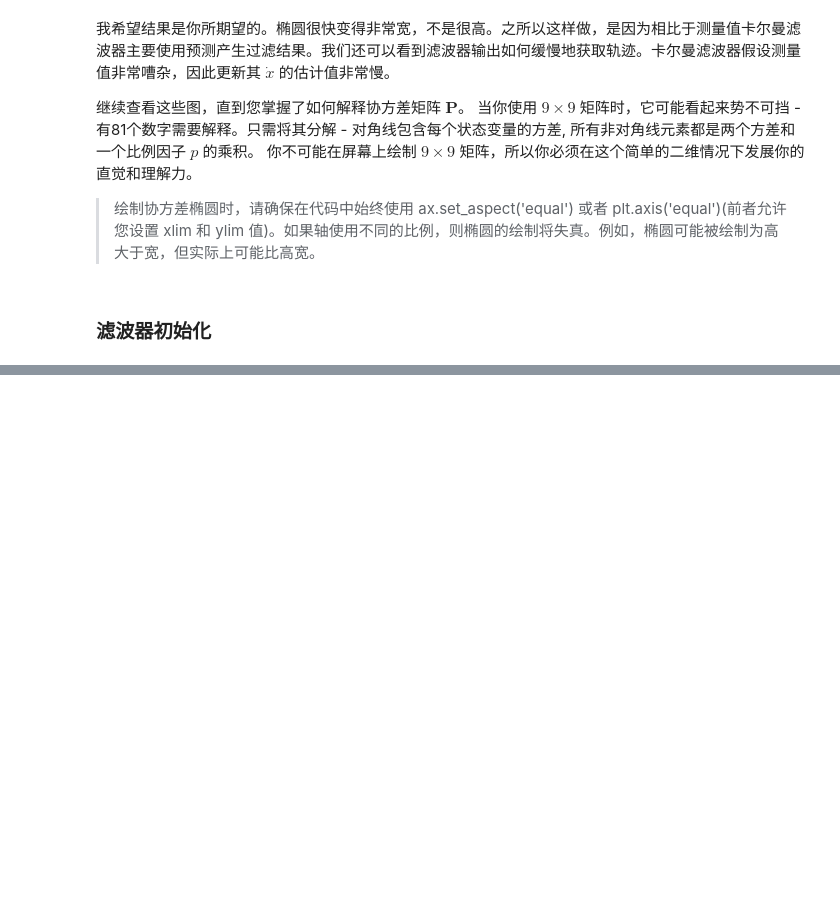
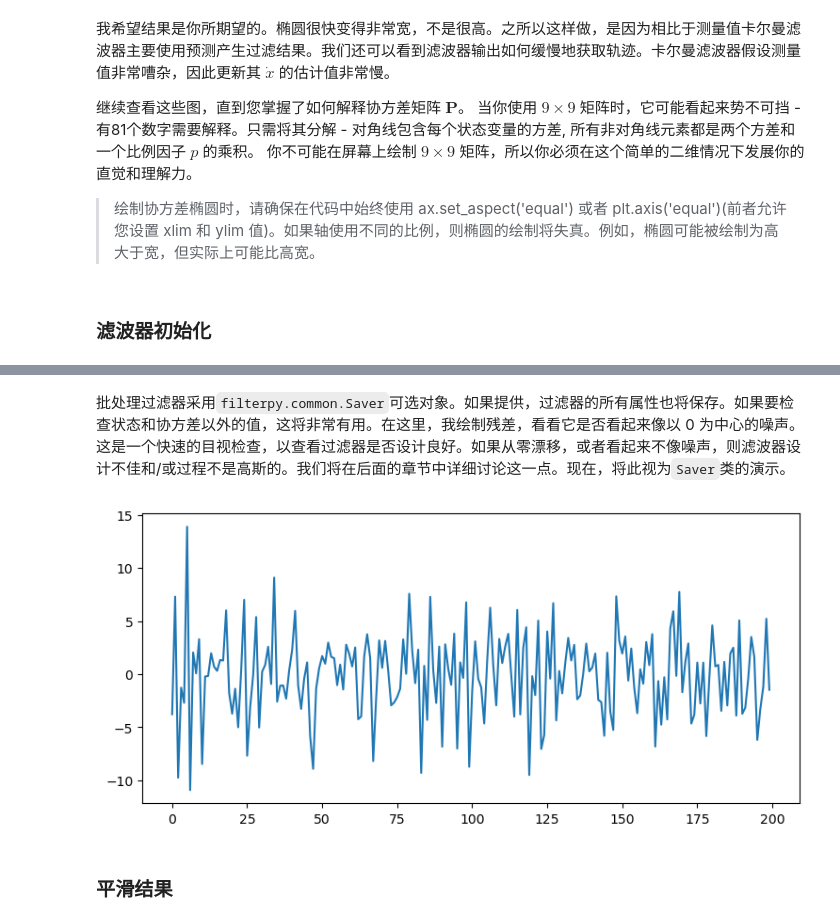
Before and after one commit to SunJianboGitHub/KalmanFilter, a Jupyter notebook: 06-多元卡尔曼滤波器.ipynb, the cells around one changed output, grey strips where cells are left out. Drawn from its saved outputs; the diff is of its cells as text; code cells hidden in the pictures; blank space fills up the shorter version.

```diff
--- a/06-多元卡尔曼滤波器.ipynb
+++ b/06-多元卡尔曼滤波器.ipynb
@@ -1563,0 +1640,14 @@ plot_covariances(R=200, Q=.2, count=5, title='$R = 200\, m^2$')
+# %% [markdown]
+批处理过滤器采用`filterpy.common.Saver`可选对象。如果提供，过滤器的所有属性也将保存。如果要检查状态和协方差以外的值，这将非常有用。在这里，我绘制残差，看看它是否看起来像以 0 为中心的噪声。这是一个快速的目视检查，以查看过滤器是否设计良好。如果从零漂移，或者看起来不像噪声，则滤波器设计不佳和/或过程不是高斯的。我们将在后面的章节中详细讨论这一点。现在，将此视为`Saver`类的演示。
+# %%
+track, zs = compute_dog_data(10, .2, 200)
+P = np.diag([500., 49.])
+f = pos_vel_filter(x=(0., 0.), R=3., Q=.02, P=P)
+s = Saver(f)
+xs, _, _, _ = f.batch_filter(zs, saver=s)
+s.to_array()
+plt.plot(s.y);
+# %% [output]
+[figure, added]
+# %% [markdown]
+### **平滑结果**
```
Also changed, not shown: parts of 6 cells of this notebook.
